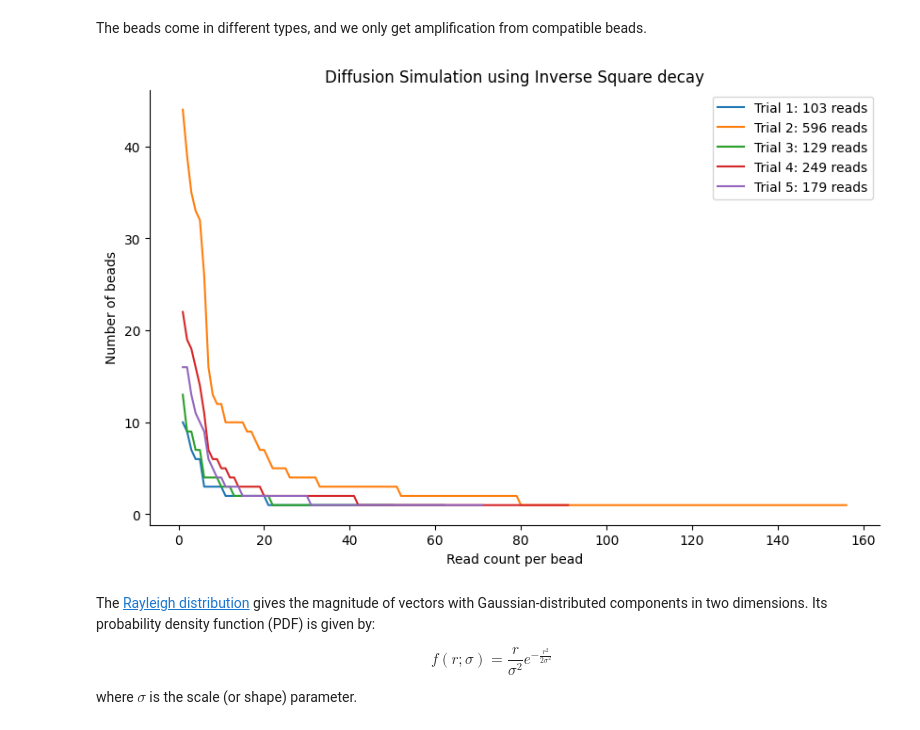
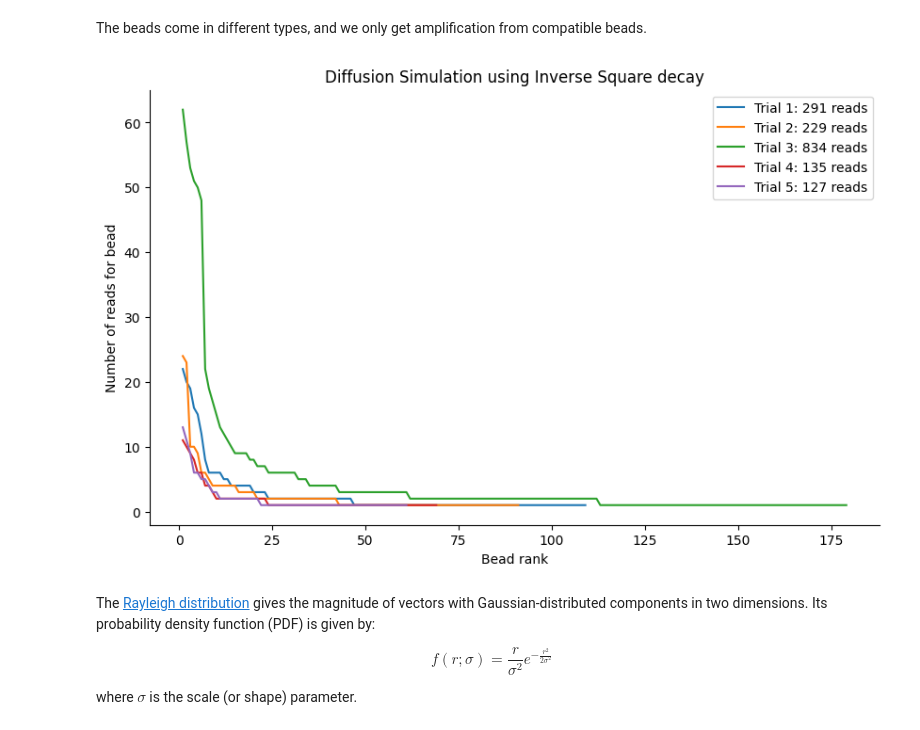
Before and after one commit to matsengrp/sci-space-v2, a Jupyter notebook: notebooks/model-occupancy.ipynb, the cells around one changed output. Saved outputs shown, nothing was run; the diff lists cells and outputs as text; code cells hidden in the pictures.

```diff
--- a/notebooks/model-occupancy.ipynb
+++ b/notebooks/model-occupancy.ipynb
@@ -113,36 +113,36 @@ def plot_diffusion_simple(decay_fn, decay_name, max_radius, read_count, trials):
 def plot_diffusion(decay_fn, decay_name, max_radius, read_count_pdf, trials):
     plt.figure(figsize=(10, 6))
 
     max_y_value = 0  # to help set the yticks later
 
     for trial in range(trials):
         sampled_read_count = read_count_pdf()
         results = simulate_diffusion(decay_fn, max_radius, sampled_read_count)
         max_y_value = max(max_y_value, max(results))
 
         sns.lineplot(x=range(1, len(results) + 1), y=results, lw=1.5, label=f'Trial {trial+1}: {sampled_read_count} reads')
 
-    plt.xlabel("Read count per bead")
-    plt.ylabel("Number of beads")
+    plt.xlabel("Bead rank")
+    plt.ylabel("Number of reads for bead")
     plt.title(f"Diffusion Simulation using {decay_name} decay")
     plt.legend(loc='upper right')
 
     sns.despine()
     plt.show()
 
 
 # Specify a read_count_pdf such that the log of the value is uniformly distributed between the logarithms of 100 and 1000.
 def log_uniform_read_count_pdf():
     log_min = np.log(100)
     log_max = np.log(1000)
     return int(np.exp(np.random.uniform(log_min, log_max)))
 
 
 our_max_radius = 10
 decay_fn_inv_square = lambda r: our_max_radius / (r**2) if r != 0 else 1
 plot_diffusion(decay_fn_inv_square, "Inverse Square", our_max_radius, log_uniform_read_count_pdf, 5)
 # %% [output]
-[figure, old version]
+[figure, new version]
 # %% [markdown]
 The [Rayleigh distribution](https://en.wikipedia.org/wiki/Rayleigh_distribution) gives the magnitude of vectors with Gaussian-distributed components in two dimensions. Its probability density function (PDF) is given by:
 
```
Also changed, not shown: parts of 7 cells of this notebook, 1 other file.
